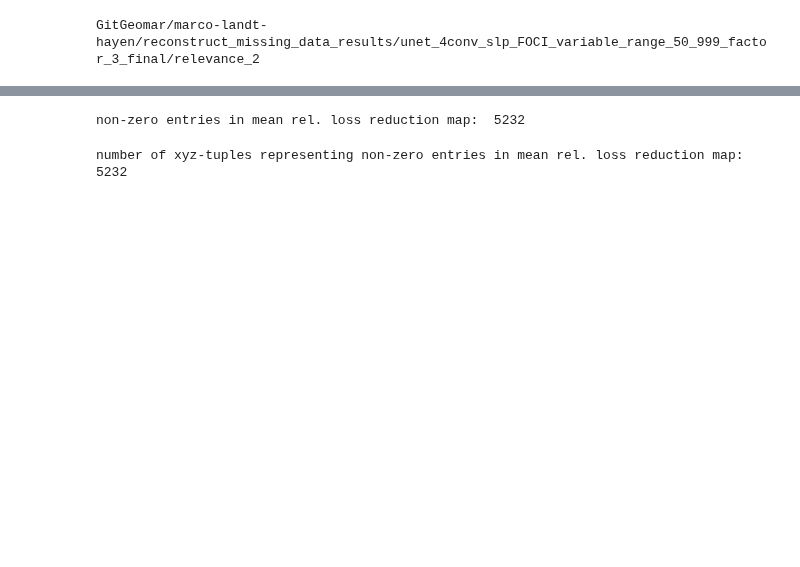
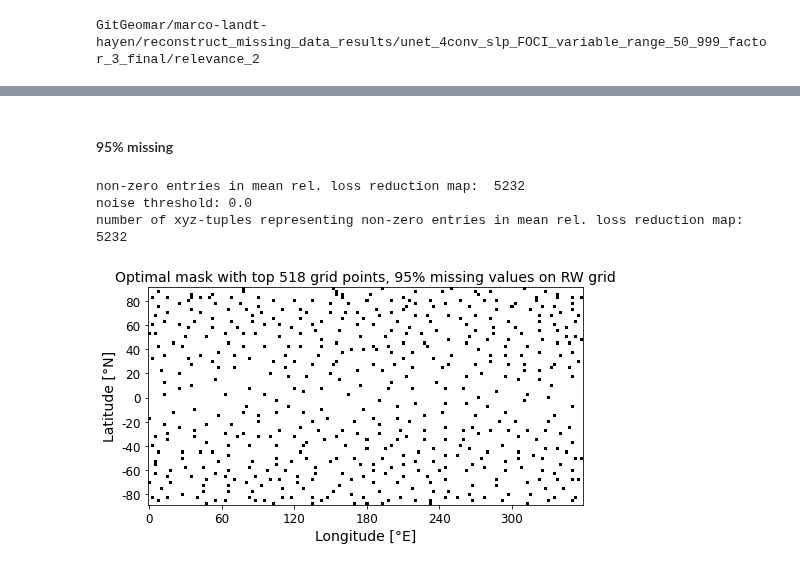
Before and after one commit to MarcoLandtHayen/reconstruct_missing_data, a Jupyter notebook: notebooks/03e_unet_4conv_slp_realworld_relevance_maps_from_FOCI.ipynb, the cells around one changed output, grey strips where cells are left out. Drawn from its saved outputs; the diff is of its cells as text; code cells hidden in the pictures; blank space fills up the shorter version.

```diff
--- a/notebooks/03e_unet_4conv_slp_realworld_relevance_maps_from_FOCI.ipynb
+++ b/notebooks/03e_unet_4conv_slp_realworld_relevance_maps_from_FOCI.ipynb
@@ -624,36 +425,92 @@ plt.show()
-# %%
-# Look for number of grid points in mean rel. loss reduction map with non-zero entry:
-print("non-zero entries in mean rel. loss reduction map: ", np.sum(mean_rel_loss_reduction_map!=0))
-# %% [output]
-non-zero entries in mean rel. loss reduction map:  5232
+# %% [markdown]
+#### 95% missing
 # %%
+# Look for number of grid points in mean rel. loss reduction map with non-zero entry:
+print("non-zero entries in mean rel. loss reduction map: ", np.sum(mean_rel_loss_reduction_map!=0))
+
 ## Start with 3D clustering of x/y positions and its rel. loss reduction (z) for non-zero entries:
+## Optionally cut of noise in mean rel. loss reduction map:
+
+# Set threshold:
+noise_threshold = 0.0
+
+print('noise threshold:',noise_threshold)
 
 # Compute max. rel. loss reduction, for scaling of z-component:
 max_rel_loss_red = np.max(mean_rel_loss_reduction_map)
 
 # Create tuples of x/y/z positions:
 xyz = []
 
 # Loop over longitude:
 for x in range(n_lon):
 
     # Loop over latitude:
     for y in range(n_lat):
 
         # Check for non-zero entry in mean rel. loss reduction map:
-        if mean_rel_loss_reduction_map[y,x] > 0.0:
+        if mean_rel_loss_reduction_map[y,x] > noise_threshold:
 
 #         # Alternatively check for grid points, that exceed threshold in patch_counts:
 #         if patch_counts_2D[y,x] > 5:
 
             # Store xyz-tuple, scaled to [0,1] in either dimension:
             xyz.append([x/(n_lon-1), y/(n_lat-1), mean_rel_loss_reduction_map[y,x]/max_rel_loss_red])
 
 # Convert list of xyz-tuples to np.array:
 xyz = np.array(xyz)
 
 # Output number of obtained tuples:
 print("number of xyz-tuples representing non-zero entries in mean rel. loss reduction map: ", len(xyz))
+
+# Get clusters from GMM algorithms with pre-specified number of clusters = 518 (=5% for RW slp grid).
+# Note: Only use positional features (lat and lon), omit mean rel. loss reduction as feature:
+GMM_95 = GaussianMixture(n_components=518, random_state=0).fit(xyz[:,:2])
+
+# Get clusters:
+GMM_95_clusters = GMM_95.predict(xyz[:,:2])
+
+## Convert obtained cluster means to real world lat/lon scales:
+
+# Note: slp real world fields come on 73 x 144 lat-lon-grid. Truncated to 72 x 144, to make them fit to U-Net with 4 convolutions.
+# For rescaling, need original dimensions, to transfer grid correctly.
+n_lat_realworld = 73
+n_lon_realworld = 144
+
+# Initialize storage:
+cluster_means_95_GMM = np.zeros(GMM_95.means_.shape).astype(int)
+
+# Unscale latitude and longitude dimensions:
+cluster_means_95_GMM[:,0] = np.round(GMM_95.means_[:,0]*(n_lon_realworld-1),0).astype(int)
+cluster_means_95_GMM[:,1] = np.round(GMM_95.means_[:,1]*(n_lat_realworld-1),0).astype(int)
+
+## Create optimal mask from cluster means:
+
+# Initialize two-dimensional boolean mask of FALSE, dimension (n_lat, n_lon):
+mask_95_GMM = (np.zeros((n_lat_realworld,n_lon_realworld))!=0)
+
+# Loop over cluster centers:
+for xyz in cluster_means_95_GMM:
+
+    # Set grid points to True:
+    mask_95_GMM[xyz[1],xyz[0]]=True
+
+# Truncate mask to fit dimensions, used to train models: Omit last row and last four columns, to fit requirements for U-Net:
+mask_95_GMM = mask_95_GMM[:-1,:]
+
+# Plot optimal mask:
+fig, ax = plt.subplots(figsize=(8, 4))
+im = plt.imshow(mask_95_GMM, cmap="Greys", interpolation='nearest')#, vmax=0.00022)
+#cbar = plt.colorbar(im)
+#cbar.set_label('rel. loss reduction', fontsize=14)
+plt.title('Optimal mask with top 518 grid points, 95% missing values on RW grid', fontsize=14)
+plt.xlabel('Longitude [°E]', fontsize=14)
+plt.ylabel('Latitude [°N]', fontsize=14)
+plt.xticks(np.arange(0, 144, step=24), [0, 60, 120, 180, 240, 300], fontsize=12)
+plt.yticks(np.arange(4, 72, step=8), [80, 60, 40, 20, 0, -20, -40, -60, -80], fontsize=12)
+plt.show()
 # %% [output]
+non-zero entries in mean rel. loss reduction map:  5232
+noise threshold: 0.0
 number of xyz-tuples representing non-zero entries in mean rel. loss reduction map:  5232
+[figure, added]
```
Also changed, not shown: parts of 42 cells of this notebook, 35 other files.
